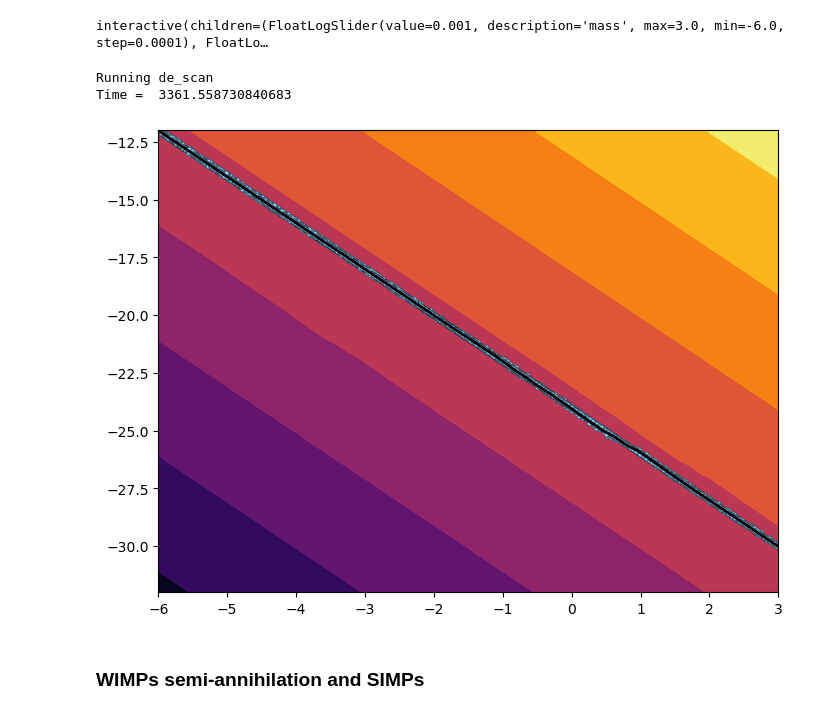
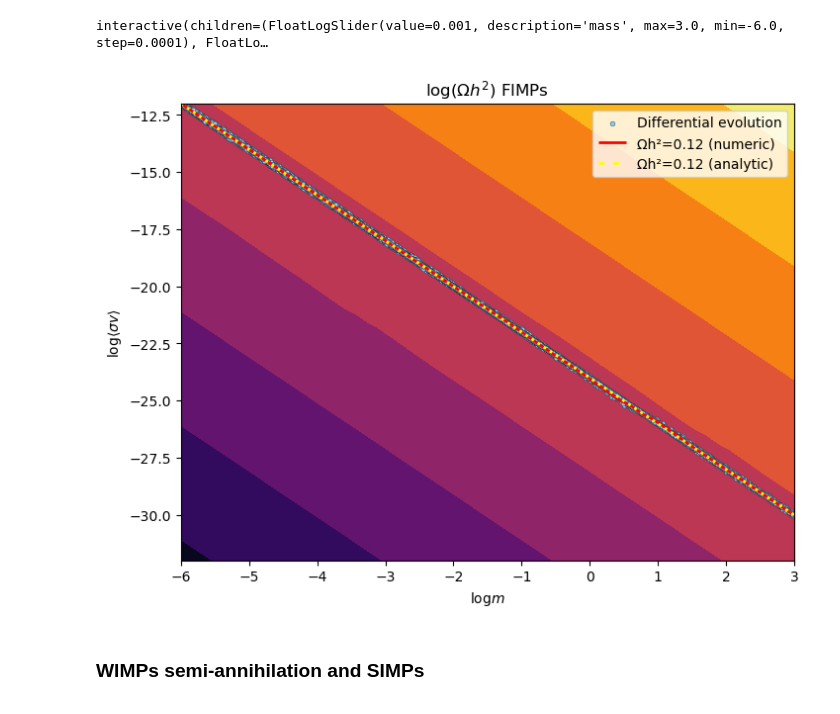
Before and after one commit to SantiagoJulioD/Trabajo_de_grado, a Jupyter notebook: Relic_density/relic_density.ipynb, the cells around one changed output. Cells and saved outputs as stored; diff of their text form; code cells hidden in the pictures.

```diff
--- a/Relic_density/relic_density.ipynb
+++ b/Relic_density/relic_density.ipynb
@@ -546,7 +570,7 @@ interactive_plot4
 # %% [output]
 interactive(children=(FloatLogSlider(value=0.001, description='mass', max=3.0, min=-6.0, step=0.0001), FloatLo…
 # %%
-ms = np.linspace(-6,3)
-sigmas = np.linspace(-32,-12)
+ms_F = np.linspace(-6,3)
+sigmas_F = np.linspace(-32,-12)
 
-Ms, Sigmas = np.meshgrid(ms,sigmas)
+Ms_F, Sigmas_F = np.meshgrid(ms_F,sigmas_F)
@@ -555,22 +577,38 @@ Om_FIMP = Omega(Ms,Sigmas,model=FIMPs,g=g)
+# %%
+Om_FIMP = Omega(Ms_F,Sigmas_F,model=FIMPs,g=g)
+Om_FIMP_an = FIMPs_an(np.inf,10.**Ms_F,10.**Sigmas_F,g=g)*10.**Ms_F*s0/(3*MP**2*(2.13e-42)**2)
 # %%
 bound_m_F = (-6,3)
 bound_sigma_F = (-32,-12)
-# %%
-df_FIMP = obtain_optimal_params(FIMPs,bound_m_F,bound_sigma_F,g,descan=True)
-# %% [output]
-Running de_scan
-Time =  3361.558730840683
 # %%
-path_FIMP = '/home/santiago/Trabajo_de_grado/Relic_density/optimal_params_FIMPs.csv'
-df_FIMP = obtain_optimal_params(WIMPs,bound_m,bound_sigma,g,descan=False,path=path_FIMP)
+if scan:
+    df_FIMP = obtain_optimal_params(FIMPs,bound_m_F,bound_sigma_F,g,descan=scan)
+else:
+    path_FIMP = 'https://raw.githubusercontent.com/SantiagoJulioD/Trabajo_de_grado/refs/heads/main/Relic_density/optimal_params_FIMPs.csv'
+    df_FIMP = obtain_optimal_params(WIMPs,bound_m,bound_sigma,g,descan=scan,path=path_FIMP)
 # %%
 fig, ax = plt.subplots(figsize=(8,6))
-CS = ax.contourf(Ms,Sigmas,np.log10(Om_FIMP),cmap='inferno',)
+CS = ax.contourf(Ms_F,Sigmas_F,np.log10(Om_FIMP),cmap='inferno',)
 de_scatter = ax.scatter(df_FIMP['log(m)'], df_FIMP['log(sigma*v)'], s=12, edgecolor='0.05',
                         linewidth=0.25, alpha=1.0, c='lightskyblue',label='Differential evolution')
-CSl = ax.contour(CS,levels=[np.log10(0.12),],colors='k',linestyles='solid',linewidths=2)
+CSl = ax.contour(CS,levels=[np.log10(0.12),],colors='r',linestyles='solid',linewidths=2)
+CSl2 = ax.contour(Ms_F,Sigmas_F,np.log10(Om_FIMP_an),levels=[np.log10(0.12),],colors='yellow',linestyles='dotted',linewidths=2)
+h0,_ = de_scatter.legend_elements(prop='sizes',color=de_scatter.cmap(1.5))
+h1,_ = CSl.legend_elements()
+h2,_ = CS2l.legend_elements()
+
+ax.legend([de_scatter]+h1+h2,['Differential evolution','Ωh²=0.12 (numeric)','Ωh²=0.12 (analytic)'])
+
+#ax.add_artist(leg2)
+
+ax.set_title(r'$\mathrm{log}(\Omega h^2)$ FIMPs')
+#ax.set_ylim((-13,-8))
+ax.set_xlabel(r'$\mathrm{log}m$')
+ax.set_ylabel(r'$\mathrm{log}\langle\sigma v\rangle$')
+plt.savefig('omegah2_FIMPs.pdf')
+plt.show()
 # %% [output]
-[figure, old version]
+[figure, new version]
 # %% [markdown]
 ### WIMPs semi-annihilation and SIMPs
 # %%
```
Also changed, not shown: parts of 21 cells of this notebook, 2 other files.
